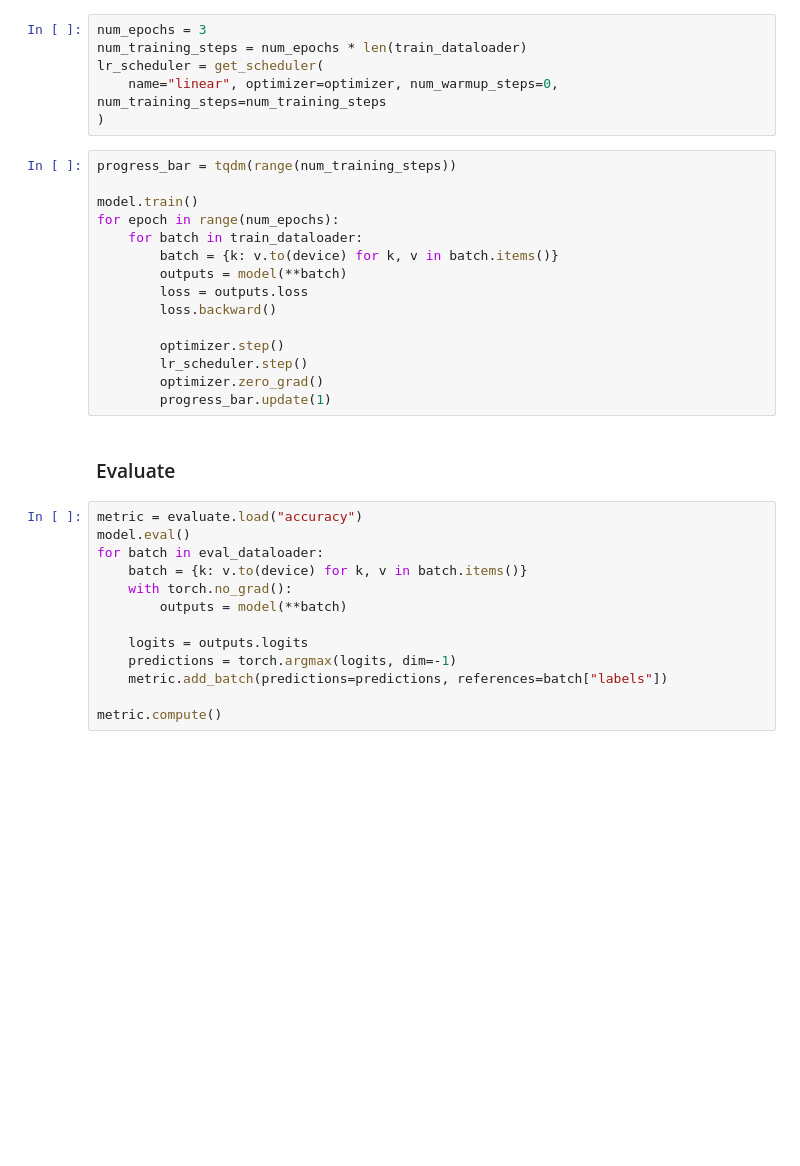
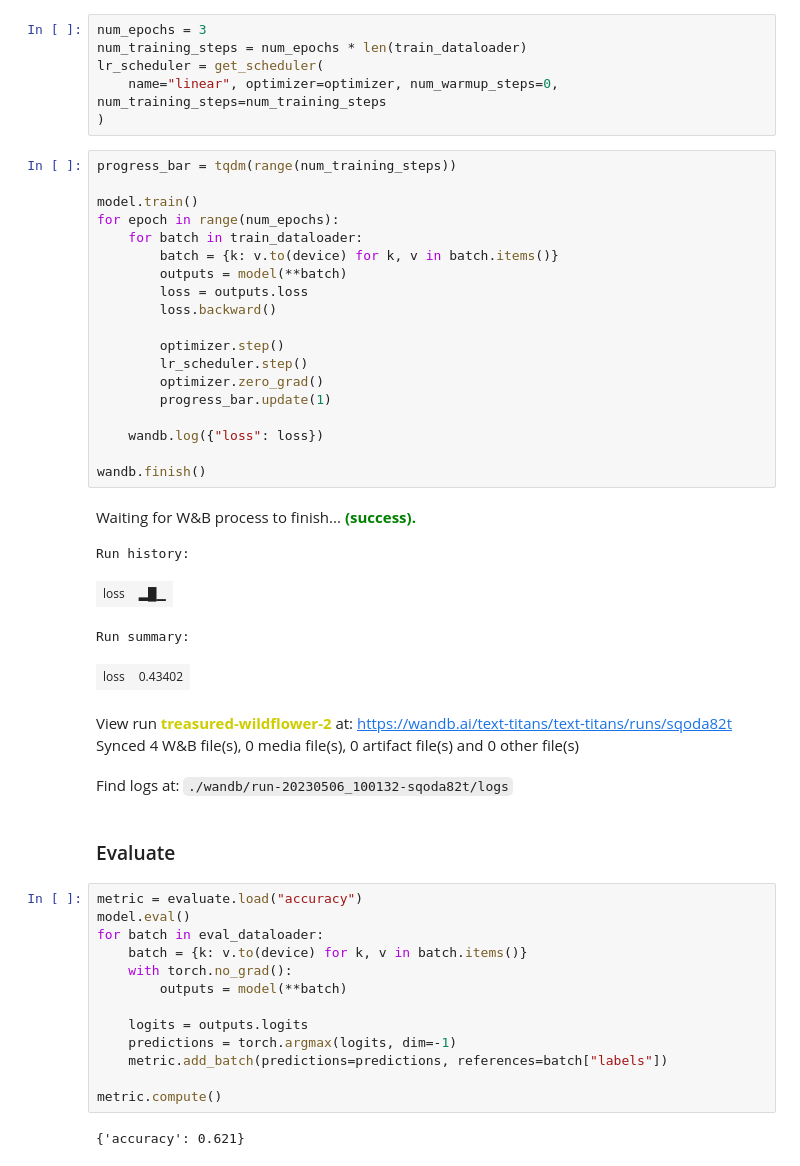
Before and after one commit to Timon0/nlp-text-titans, a Jupyter notebook: classifier/classifier.ipynb, the cells around one changed output. Saved outputs shown, nothing was run; the diff lists cells and outputs as text; blank space fills up the shorter version.

```diff
--- a/classifier/classifier.ipynb
+++ b/classifier/classifier.ipynb
@@ -112,18 +154,31 @@ lr_scheduler = get_scheduler(
 # %%
 progress_bar = tqdm(range(num_training_steps))
 
 model.train()
 for epoch in range(num_epochs):
     for batch in train_dataloader:
         batch = {k: v.to(device) for k, v in batch.items()}
         outputs = model(**batch)
         loss = outputs.loss
         loss.backward()
 
         optimizer.step()
         lr_scheduler.step()
         optimizer.zero_grad()
         progress_bar.update(1)
+
+    wandb.log({"loss": loss})
+
+wandb.finish()
+# %% [output]
+Waiting for W&B process to finish... (success).
+Run history:
+| loss | ▂█▁ |
+Run summary:
+| loss | 0.43402 |
+View run treasured-wildflower-2 at: https://wandb.ai/text-titans/text-titans/runs/sqoda82t
+Synced 4 W&B file(s), 0 media file(s), 0 artifact file(s) and 0 other file(s)
+Find logs at: ./wandb/run-20230506_100132-sqoda82t/logs
 # %% [markdown]
 ### Evaluate
 # %%
@@ -139,3 +194,5 @@ for batch in eval_dataloader:
     metric.add_batch(predictions=predictions, references=batch["labels"])
 
 metric.compute()
+# %% [output]
+{'accuracy': 0.621}
```
Also changed, not shown: parts of 10 cells of this notebook, 1 other file.
